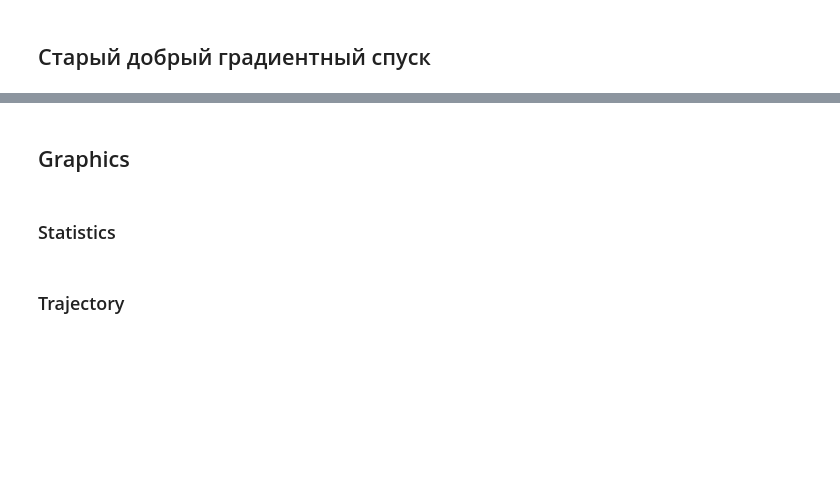
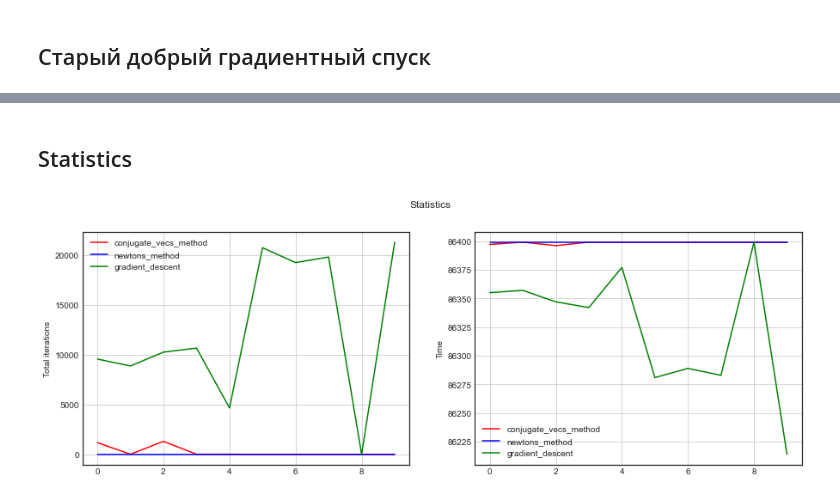
Before and after one commit to TayaPenskaya/ITMO_MO, a Jupyter notebook: lab2/solution.ipynb, the cells around one changed output, grey strips where cells are left out. Saved outputs shown, nothing was run; the diff lists cells and outputs as text; code cells hidden in the pictures; blank space fills up the shorter version.

```diff
--- a/lab2/solution.ipynb
+++ b/lab2/solution.ipynb
@@ -231,8 +317,53 @@ def quadratic_gradient_descent(Q, x, eps=1e-2):
 
     return x, step, xs
 # %% [markdown]
-## Graphics
+## Statistics
-# %% [markdown]
-### Statistics
-# %% [markdown]
-### Trajectory
+# %%
+methods = {'conjugate_vecs_method': conjugate_vecs_method,
+           'newtons_method': newtons_method,
+           'gradient_descent': classic_gradient_descent}
+# %%
+all_iters = {}
+all_times = {}
+
+for name, m in methods.items():
+    all_iters[name] = []
+    all_times[name] = []
+    for f_ in f:
+        for x_ in x:
+            _, steps, time, _ = m(f_, x_)
+            all_iters[name].append(steps)
+            all_times[name].append(time)
+
+fig, (ax1, ax2) = plt.subplots(1, 2)
+fig.suptitle('Statistics')
+fig.set_figheight(5)
+fig.set_figwidth(15)
+
+i = 0
+for name in methods.keys():
+    ax1.plot(np.arange(0, len(all_iters[name])), all_iters[name], color = colors[i])
+    i += 1
+ax1.legend(methods.keys())
+ax1.set_title('')
+ax1.set_xlabel('')
+ax1.set_ylabel('Total iterations')
+ax1.grid(True)
+# ax1.show()
+
+i = 0
+for name in methods.keys():
+    ax2.plot(np.arange(0, len(all_times[name])), all_times[name], color = colors[i])
+    i += 1
+ax2.legend(methods.keys())
+ax2.set_title('')
+ax2.set_xlabel('')
+ax2.set_ylabel('Time')
+ax2.grid(True)
+
+plt.show()
+
+
+fig.savefig('images/stats.png')
+# %% [output]
+[figure, added]
```
Also changed, not shown: parts of 16 cells of this notebook.
